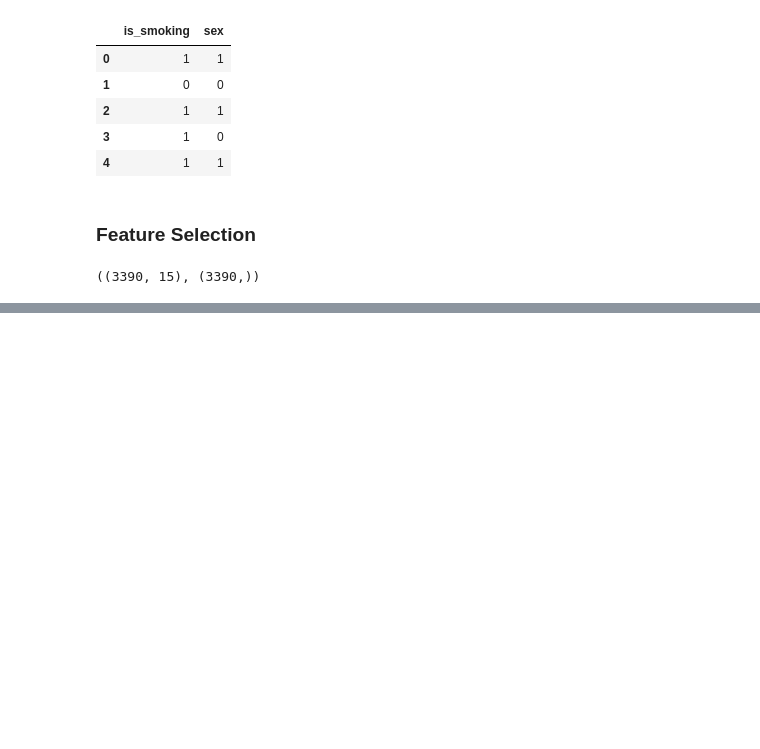
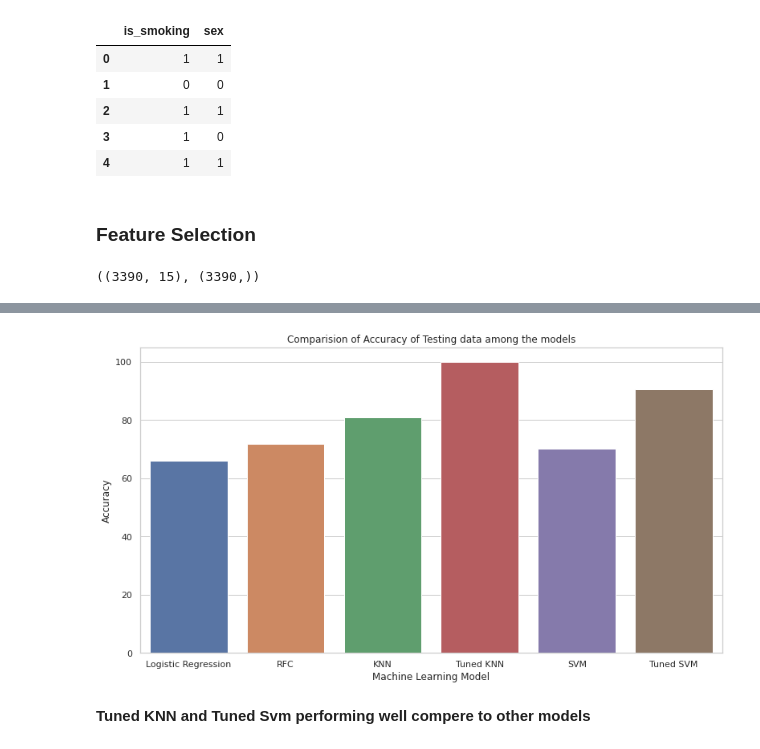
Before and after one commit to toupasana/Supervised-ML---Classification-, a Jupyter notebook: Copy_of_Cardiovascular_Risk_Prediction.ipynb, the cells around one changed output, grey strips where cells are left out. Cells and saved outputs as stored; diff of their text form; code cells hidden in the pictures; blank space fills up the shorter version.

```diff
--- a/Copy_of_Cardiovascular_Risk_Prediction.ipynb
+++ b/Copy_of_Cardiovascular_Risk_Prediction.ipynb
@@ -516,0 +1085,6 @@ X.shape,y.shape
+# %%
+#Accuracy score, confusion matrix and classification report of testing
+acc_svm_test_grid = accuracy_score(y_test_res,y_pred_test_svm_grid)*100
+print(acc_svm_test_grid)
+print(confusion_matrix(y_pred_test_svm_grid,y_test_res))
+print(classification_report(y_pred_test_svm_grid,y_test_res))
@@ -516,0 +1119,16 @@ X.shape,y.shape
+# %%
+#Ploting the Comparision of Accuracy of Testing data among the models
+models = ['Logistic Regression','RFC','KNN','Tuned KNN','SVM','Tuned SVM']
+acc = [log_acc_test,rfc_acc_test,knn_acc_test,knn_cv_acc_test,acc_svm_test,acc_svm_test_grid]
+
+sns.set_style("whitegrid")
+plt.figure(figsize=(13,7))
+plt.ylabel("Accuracy")
+plt.xlabel("Machine Learning Model")
+sns.barplot(x= models, y= acc)
+plt.title('Comparision of Accuracy of Testing data among the models')
+plt.show()
+# %% [output]
+[figure, added]
+# %% [markdown]
+<b>Tuned KNN and Tuned Svm performing well compere to other models
```
Also changed, not shown: parts of 86 cells of this notebook.
